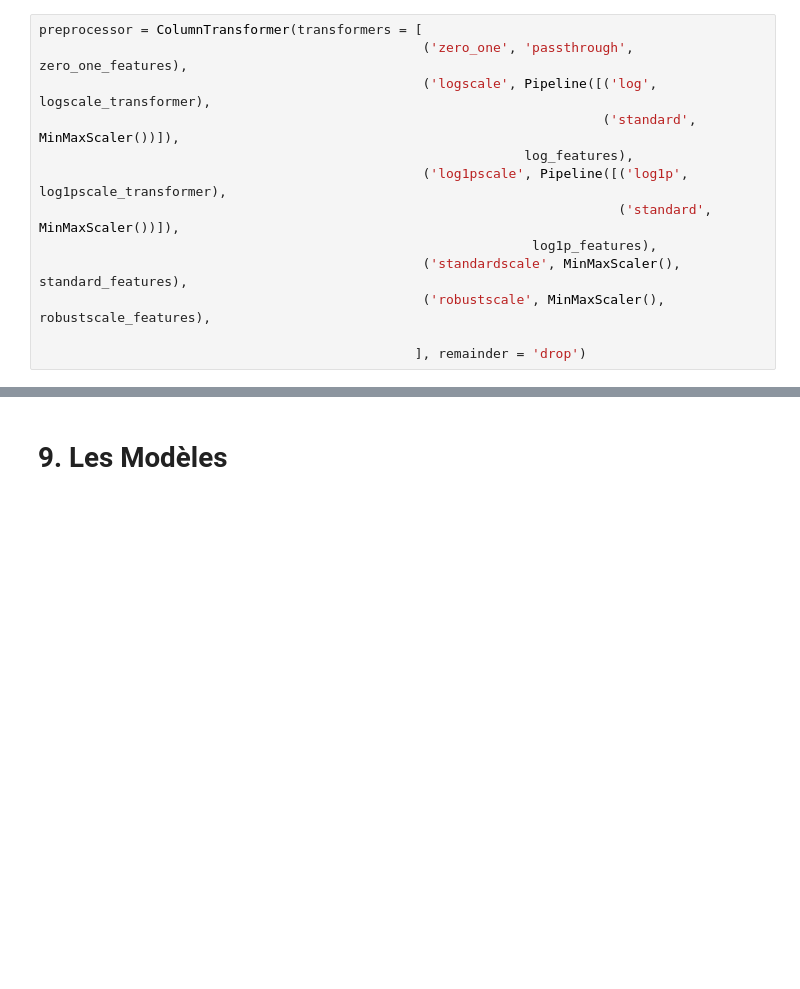
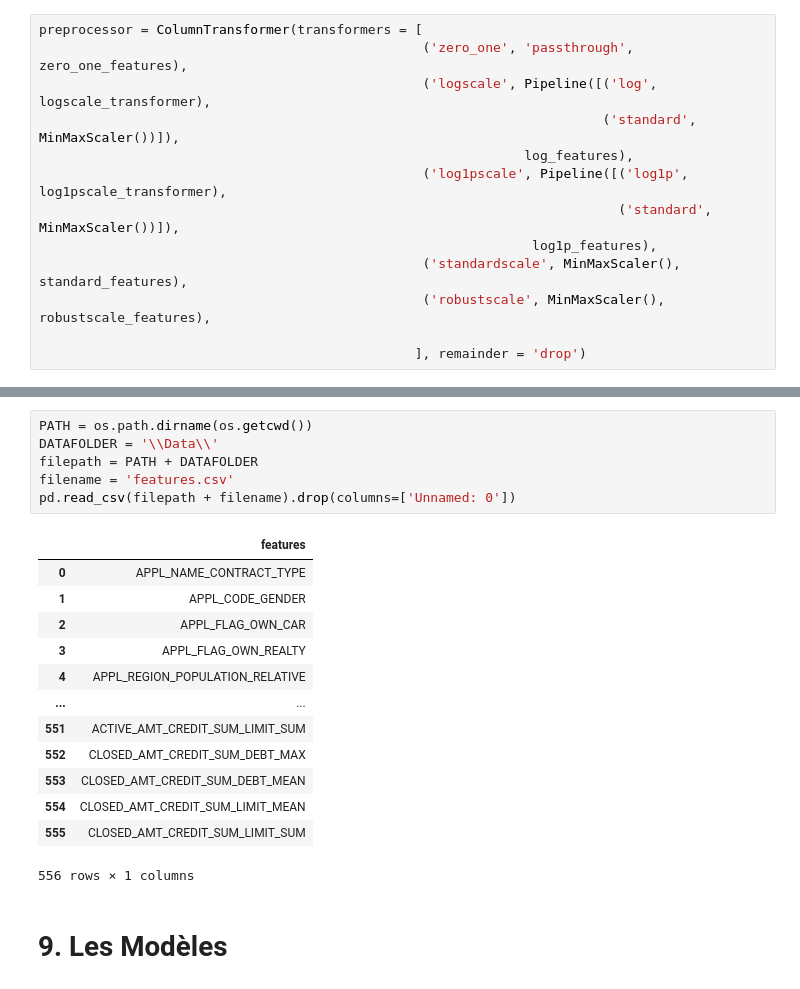
Before and after one commit to eva505/Project7, a Jupyter notebook: Notebooks/P7_02_models.ipynb, the cells around one changed output, grey strips where cells are left out. Drawn from its saved outputs; the diff is of its cells as text; blank space fills up the shorter version.

```diff
--- a/Notebooks/P7_02_models.ipynb
+++ b/Notebooks/P7_02_models.ipynb
@@ -358,3 +418,23 @@ len(features_for_modeling)
+# %%
+PATH = os.path.dirname(os.getcwd())
+DATAFOLDER = '\\Data\\'
+filepath = PATH + DATAFOLDER
+filename = 'features.csv'
+pd.read_csv(filepath + filename).drop(columns=['Unnamed: 0'])
+# %% [output]
+|  | features |
+| 0 | APPL_NAME_CONTRACT_TYPE |
+| 1 | APPL_CODE_GENDER |
+| 2 | APPL_FLAG_OWN_CAR |
+| 3 | APPL_FLAG_OWN_REALTY |
+| 4 | APPL_REGION_POPULATION_RELATIVE |
+| ... | ... |
+| 551 | ACTIVE_AMT_CREDIT_SUM_LIMIT_SUM |
+| 552 | CLOSED_AMT_CREDIT_SUM_DEBT_MAX |
+| 553 | CLOSED_AMT_CREDIT_SUM_DEBT_MEAN |
+| 554 | CLOSED_AMT_CREDIT_SUM_LIMIT_MEAN |
+| 555 | CLOSED_AMT_CREDIT_SUM_LIMIT_SUM |
+556 rows × 1 columns
 # %% [markdown]
 # 9. Les Modèles
 # %% [markdown]
```
Also changed, not shown: parts of 45 cells of this notebook, 1 other file.
